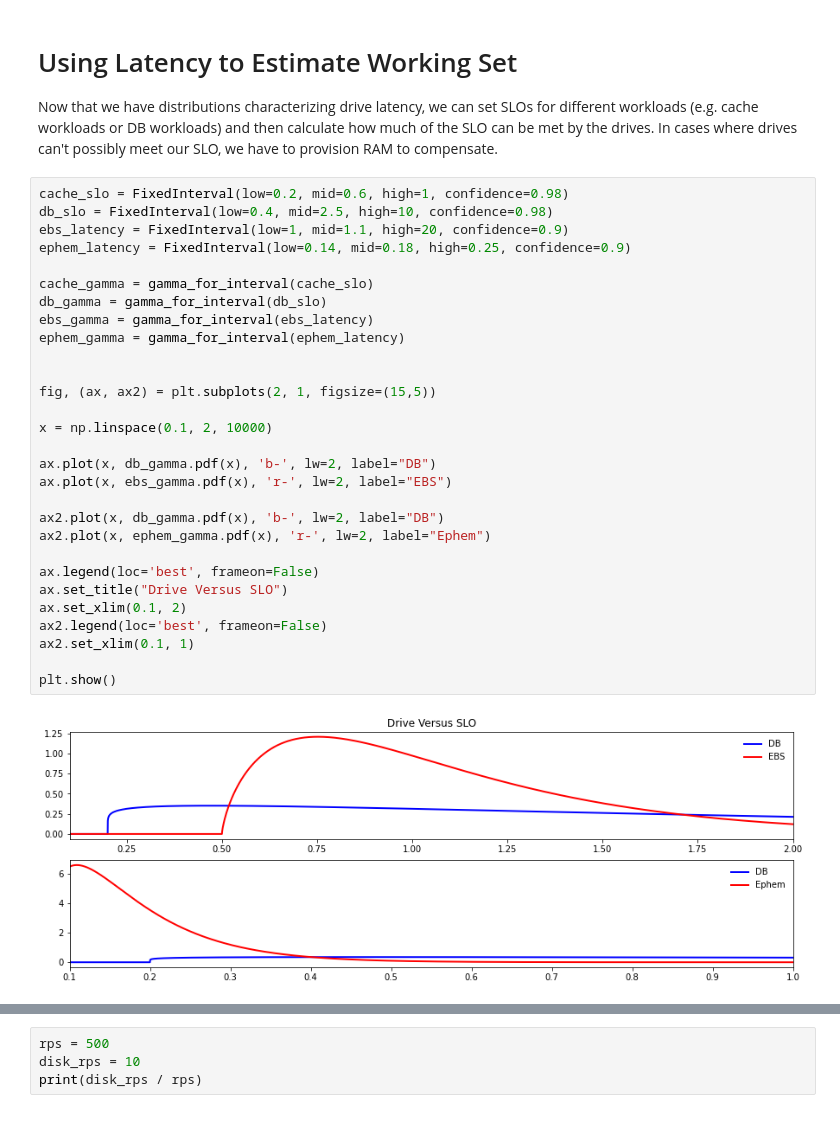
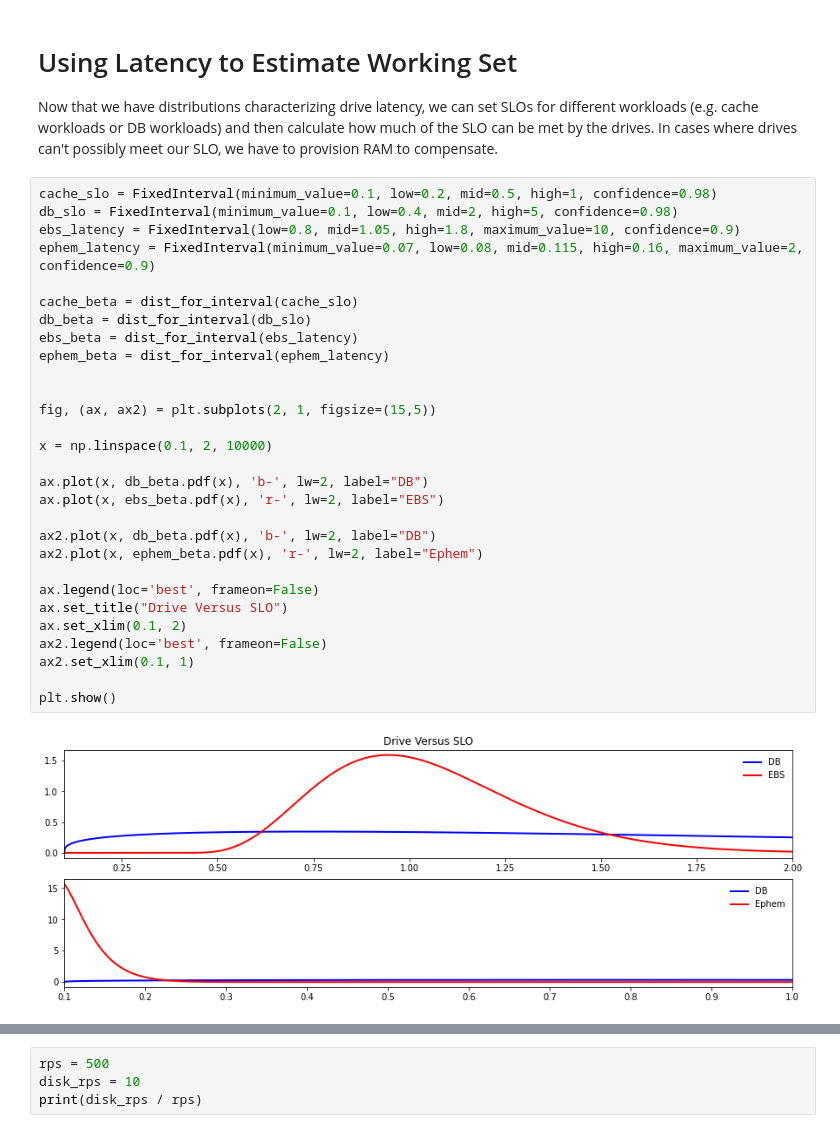
Before and after one commit to Netflix-Skunkworks/service-capacity-modeling, a Jupyter notebook: notebooks/drive_latency.ipynb, the cells around one changed output, grey strips where cells are left out. Saved outputs shown, nothing was run; the diff lists cells and outputs as text.

```diff
--- a/notebooks/drive_latency.ipynb
+++ b/notebooks/drive_latency.ipynb
@@ -190,36 +192,36 @@ io_latency/i3_cass_io_lat : KstestResult(statistic=0.24934784564180978, pvalue=6
 
 Now that we have distributions characterizing drive latency, we can set SLOs for different workloads (e.g. cache workloads or DB workloads) and then calculate how much of the SLO can be met by the drives. In cases where drives can't possibly meet our SLO, we have to provision RAM to compensate.
 # %%
-cache_slo = FixedInterval(low=0.2, mid=0.6, high=1, confidence=0.98)
-db_slo = FixedInterval(low=0.4, mid=2.5, high=10, confidence=0.98)
-ebs_latency = FixedInterval(low=1, mid=1.1, high=20, confidence=0.9)
-ephem_latency = FixedInterval(low=0.14, mid=0.18, high=0.25, confidence=0.9)
+cache_slo = FixedInterval(minimum_value=0.1, low=0.2, mid=0.5, high=1, confidence=0.98)
+db_slo = FixedInterval(minimum_value=0.1, low=0.4, mid=2, high=5, confidence=0.98)
+ebs_latency = FixedInterval(low=0.8, mid=1.05, high=1.8, maximum_value=10, confidence=0.9)
+ephem_latency = FixedInterval(minimum_value=0.07, low=0.08, mid=0.115, high=0.16, maximum_value=2, confidence=0.9)
 
-cache_gamma = gamma_for_interval(cache_slo)
-db_gamma = gamma_for_interval(db_slo)
-ebs_gamma = gamma_for_interval(ebs_latency)
-ephem_gamma = gamma_for_interval(ephem_latency)
+cache_beta = dist_for_interval(cache_slo)
+db_beta = dist_for_interval(db_slo)
+ebs_beta = dist_for_interval(ebs_latency)
+ephem_beta = dist_for_interval(ephem_latency)
 
 
 fig, (ax, ax2) = plt.subplots(2, 1, figsize=(15,5))
 
 x = np.linspace(0.1, 2, 10000)
 
-ax.plot(x, db_gamma.pdf(x), 'b-', lw=2, label="DB")
-ax.plot(x, ebs_gamma.pdf(x), 'r-', lw=2, label="EBS")
+ax.plot(x, db_beta.pdf(x), 'b-', lw=2, label="DB")
+ax.plot(x, ebs_beta.pdf(x), 'r-', lw=2, label="EBS")
 
-ax2.plot(x, db_gamma.pdf(x), 'b-', lw=2, label="DB")
-ax2.plot(x, ephem_gamma.pdf(x), 'r-', lw=2, label="Ephem")
+ax2.plot(x, db_beta.pdf(x), 'b-', lw=2, label="DB")
+ax2.plot(x, ephem_beta.pdf(x), 'r-', lw=2, label="Ephem")
 
 ax.legend(loc='best', frameon=False)
 ax.set_title("Drive Versus SLO")
 ax.set_xlim(0.1, 2)
 ax2.legend(loc='best', frameon=False)
 ax2.set_xlim(0.1, 1)
 
 plt.show()
 # %% [output]
-[figure, old version]
+[figure, new version]
 # %%
 target = 0.95
 print(f"Target: {target}")
```
Also changed, not shown: parts of 9 cells of this notebook, 7 other files.
